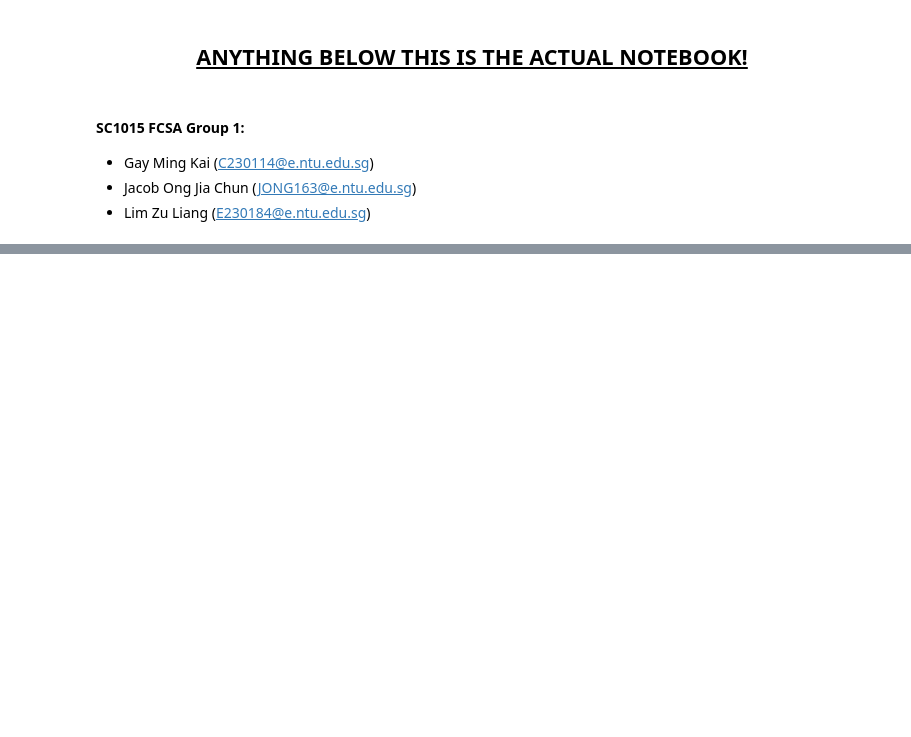
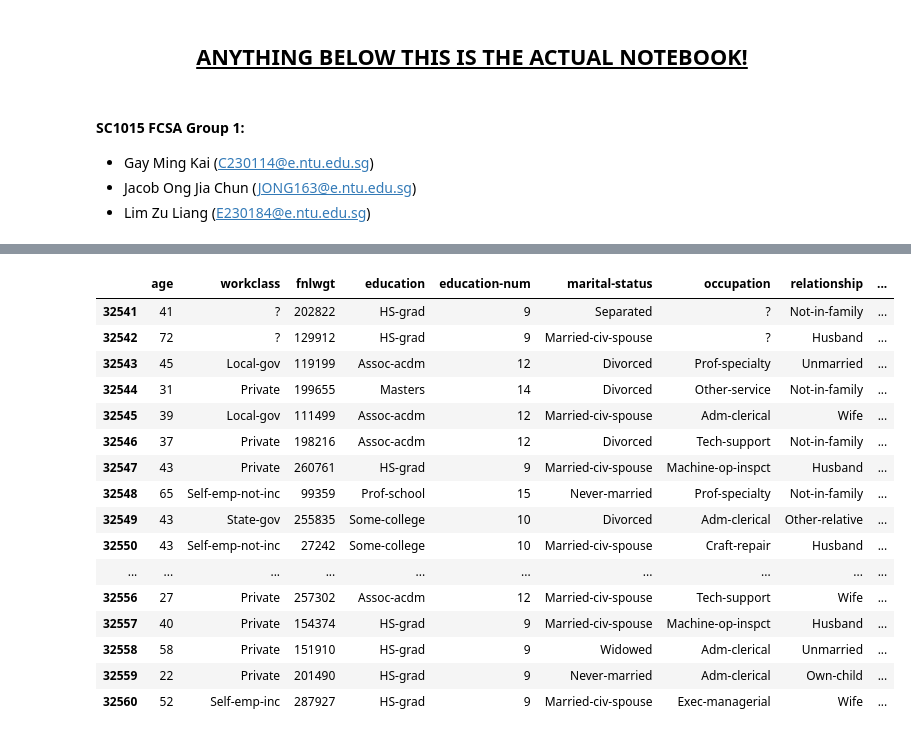
Before and after one commit to Pytode2000/Adult-Census-Income-Machine-Learning-Project, a Jupyter notebook: notebook.ipynb, the cells around one changed output, grey strips where cells are left out. Cells and saved outputs as stored; diff of their text form; code cells hidden in the pictures; blank space fills up the shorter version.

```diff
--- a/notebook.ipynb
+++ b/notebook.ipynb
@@ -86,0 +179,20 @@ Modelling Packages:
+# %%
+adult_data.tail(20) # Peek at last 20 rows.
+# %% [output]
+|  | age | workclass | fnlwgt | education | education-num | marital-status | occupation | relationship | ... |
+| 32541 | 41 | ? | 202822 | HS-grad | 9 | Separated | ? | Not-in-family | ... |
+| 32542 | 72 | ? | 129912 | HS-grad | 9 | Married-civ-spouse | ? | Husband | ... |
+| 32543 | 45 | Local-gov | 119199 | Assoc-acdm | 12 | Divorced | Prof-specialty | Unmarried | ... |
+| 32544 | 31 | Private | 199655 | Masters | 14 | Divorced | Other-service | Not-in-family | ... |
+| 32545 | 39 | Local-gov | 111499 | Assoc-acdm | 12 | Married-civ-spouse | Adm-clerical | Wife | ... |
+| 32546 | 37 | Private | 198216 | Assoc-acdm | 12 | Divorced | Tech-support | Not-in-family | ... |
+| 32547 | 43 | Private | 260761 | HS-grad | 9 | Married-civ-spouse | Machine-op-inspct | Husband | ... |
+| 32548 | 65 | Self-emp-not-inc | 99359 | Prof-school | 15 | Never-married | Prof-specialty | Not-in-family | ... |
+| 32549 | 43 | State-gov | 255835 | Some-college | 10 | Divorced | Adm-clerical | Other-relative | ... |
+| 32550 | 43 | Self-emp-not-inc | 27242 | Some-college | 10 | Married-civ-spouse | Craft-repair | Husband | ... |
+| ... | ... | ... | ... | ... | ... | ... | ... | ... | ... |
+| 32556 | 27 | Private | 257302 | Assoc-acdm | 12 | Married-civ-spouse | Tech-support | Wife | ... |
+| 32557 | 40 | Private | 154374 | HS-grad | 9 | Married-civ-spouse | Machine-op-inspct | Husband | ... |
+| 32558 | 58 | Private | 151910 | HS-grad | 9 | Widowed | Adm-clerical | Unmarried | ... |
+| 32559 | 22 | Private | 201490 | HS-grad | 9 | Never-married | Adm-clerical | Own-child | ... |
+| 32560 | 52 | Self-emp-inc | 287927 | HS-grad | 9 | Married-civ-spouse | Exec-managerial | Wife | ... |
```
Also changed, not shown: parts of 21 cells of this notebook, 2 other files.
